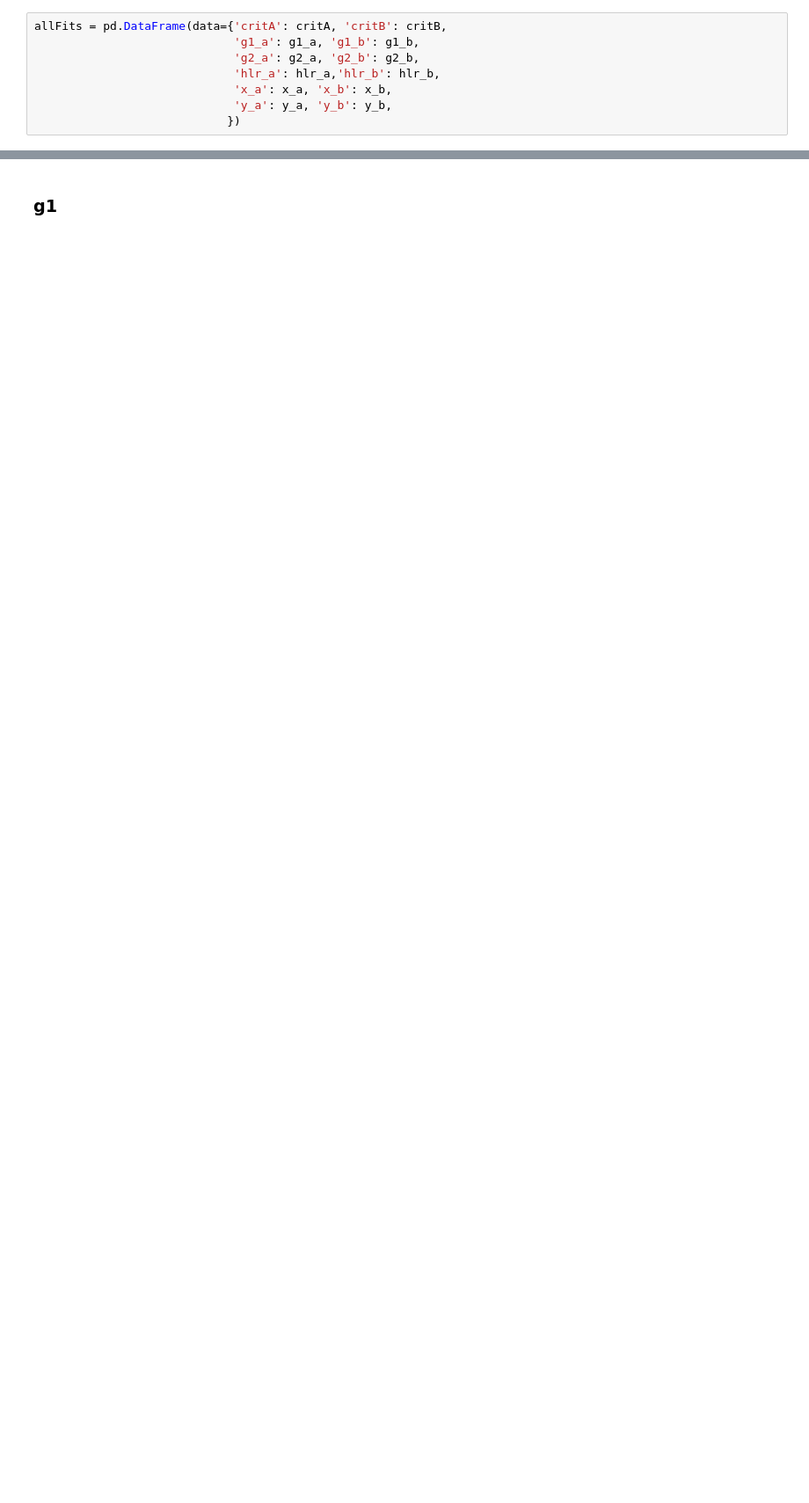
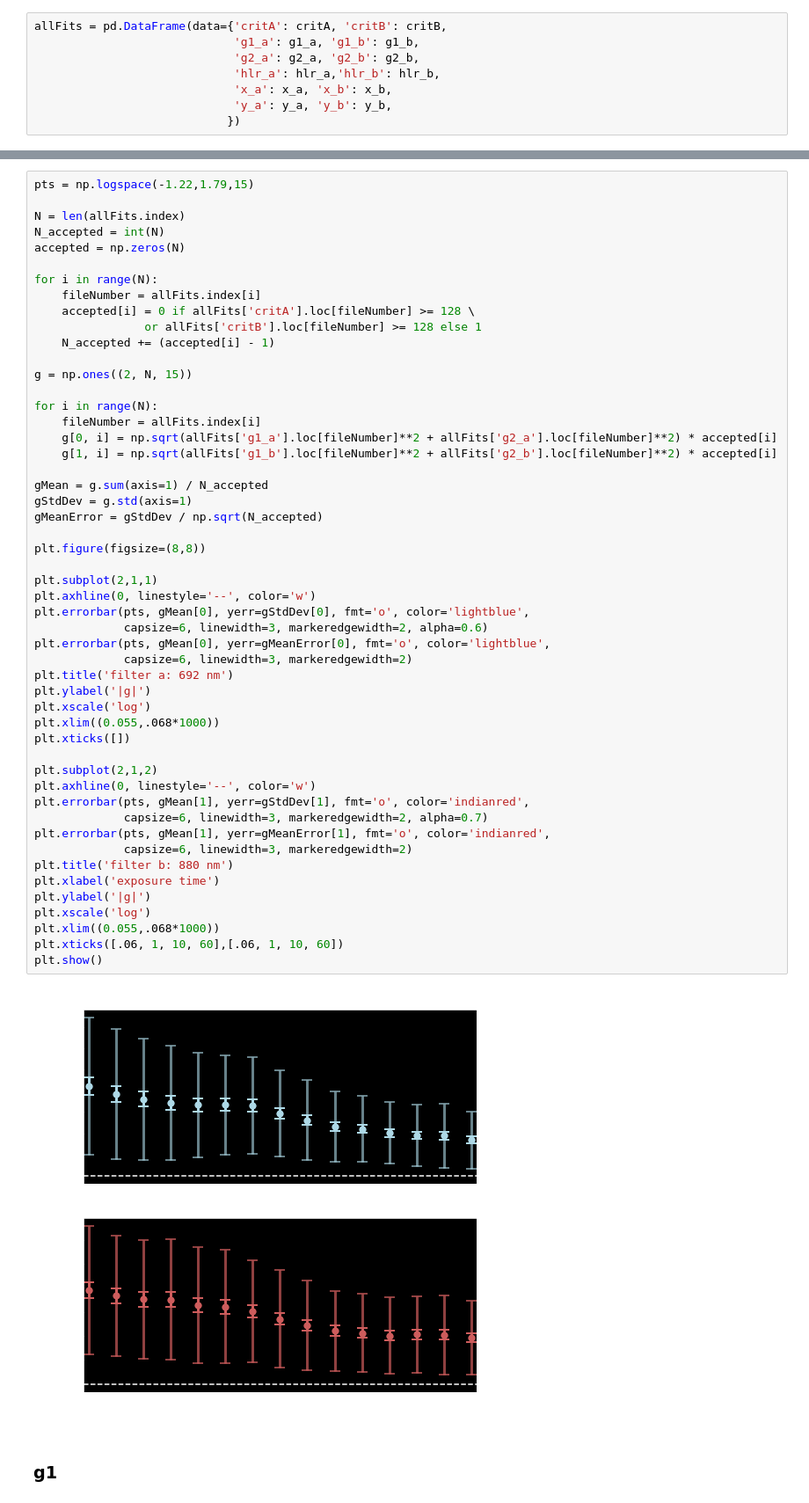
Before and after one commit to cahebert/speckles, a Jupyter notebook: Code/HSM Results.ipynb, the cells around one changed output, grey strips where cells are left out. Shown at 88% size. Cells and saved outputs as stored; diff of their text form; blank space fills up the shorter version.

```diff
--- a/Code/HSM Results.ipynb
+++ b/Code/HSM Results.ipynb
@@ -84,3 +86,56 @@ allFits = pd.DataFrame(data={'critA': critA, 'critB': critB,
+# %%
+pts = np.logspace(-1.22,1.79,15)
+
+N = len(allFits.index)
+N_accepted = int(N)
+accepted = np.zeros(N)
+
+for i in range(N):
+    fileNumber = allFits.index[i]
+    accepted[i] = 0 if allFits['critA'].loc[fileNumber] >= 128 \
+                or allFits['critB'].loc[fileNumber] >= 128 else 1
+    N_accepted += (accepted[i] - 1)
+
+g = np.ones((2, N, 15))
+
+for i in range(N):
+    fileNumber = allFits.index[i]
+    g[0, i] = np.sqrt(allFits['g1_a'].loc[fileNumber]**2 + allFits['g2_a'].loc[fileNumber]**2) * accepted[i]
+    g[1, i] = np.sqrt(allFits['g1_b'].loc[fileNumber]**2 + allFits['g2_b'].loc[fileNumber]**2) * accepted[i]
+
+gMean = g.sum(axis=1) / N_accepted
+gStdDev = g.std(axis=1)
+gMeanError = gStdDev / np.sqrt(N_accepted)
+
+plt.figure(figsize=(8,8))
+
+plt.subplot(2,1,1)
+plt.axhline(0, linestyle='--', color='w')
+plt.errorbar(pts, gMean[0], yerr=gStdDev[0], fmt='o', color='lightblue',
+             capsize=6, linewidth=3, markeredgewidth=2, alpha=0.6)
+plt.errorbar(pts, gMean[0], yerr=gMeanError[0], fmt='o', color='lightblue',
+             capsize=6, linewidth=3, markeredgewidth=2)
+plt.title('filter a: 692 nm')
+plt.ylabel('|g|')
+plt.xscale('log')
+plt.xlim((0.055,.068*1000))
+plt.xticks([])
+
+plt.subplot(2,1,2)
+plt.axhline(0, linestyle='--', color='w')
+plt.errorbar(pts, gMean[1], yerr=gStdDev[1], fmt='o', color='indianred',
+             capsize=6, linewidth=3, markeredgewidth=2, alpha=0.7)
+plt.errorbar(pts, gMean[1], yerr=gMeanError[1], fmt='o', color='indianred',
+             capsize=6, linewidth=3, markeredgewidth=2)
+plt.title('filter b: 880 nm')
+plt.xlabel('exposure time')
+plt.ylabel('|g|')
+plt.xscale('log')
+plt.xlim((0.055,.068*1000))
+plt.xticks([.06, 1, 10, 60],[.06, 1, 10, 60])
+plt.show()
+# %% [output]
+[figure, added]
 # %% [markdown]
 ### g1
 # %%
```
Also changed, not shown: parts of 1 cell of this notebook.
